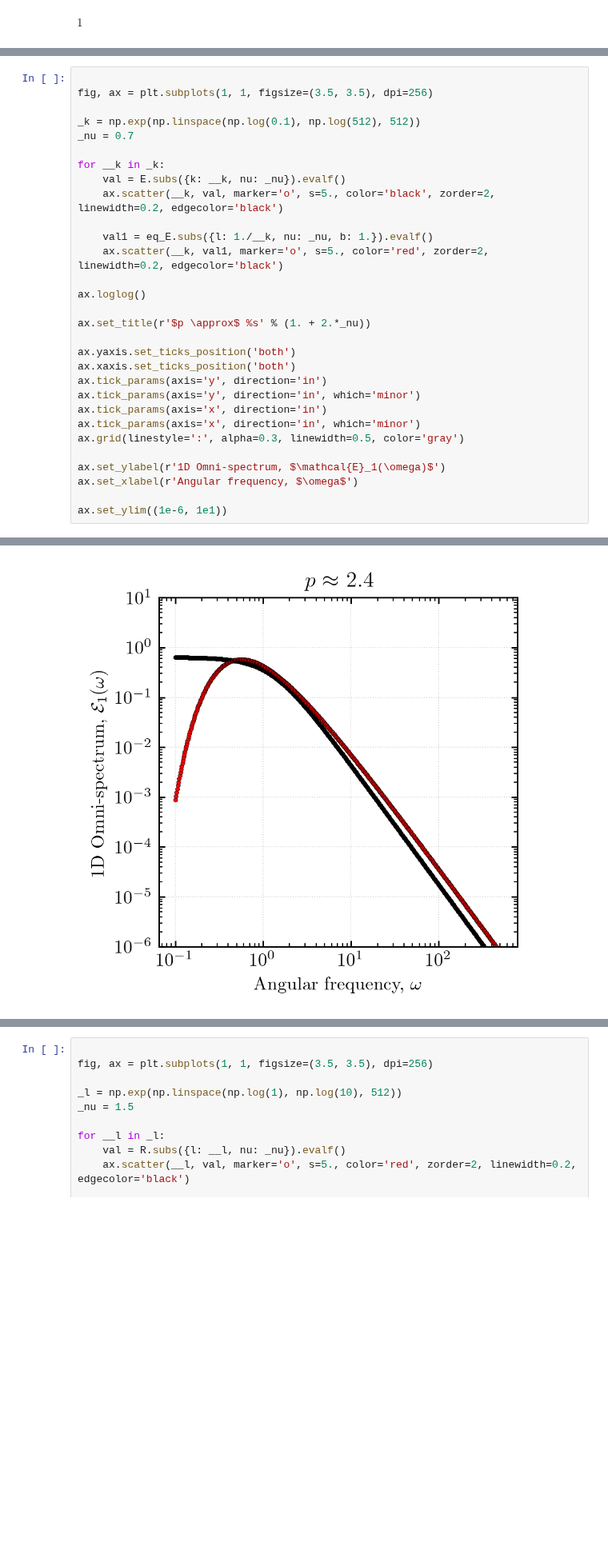
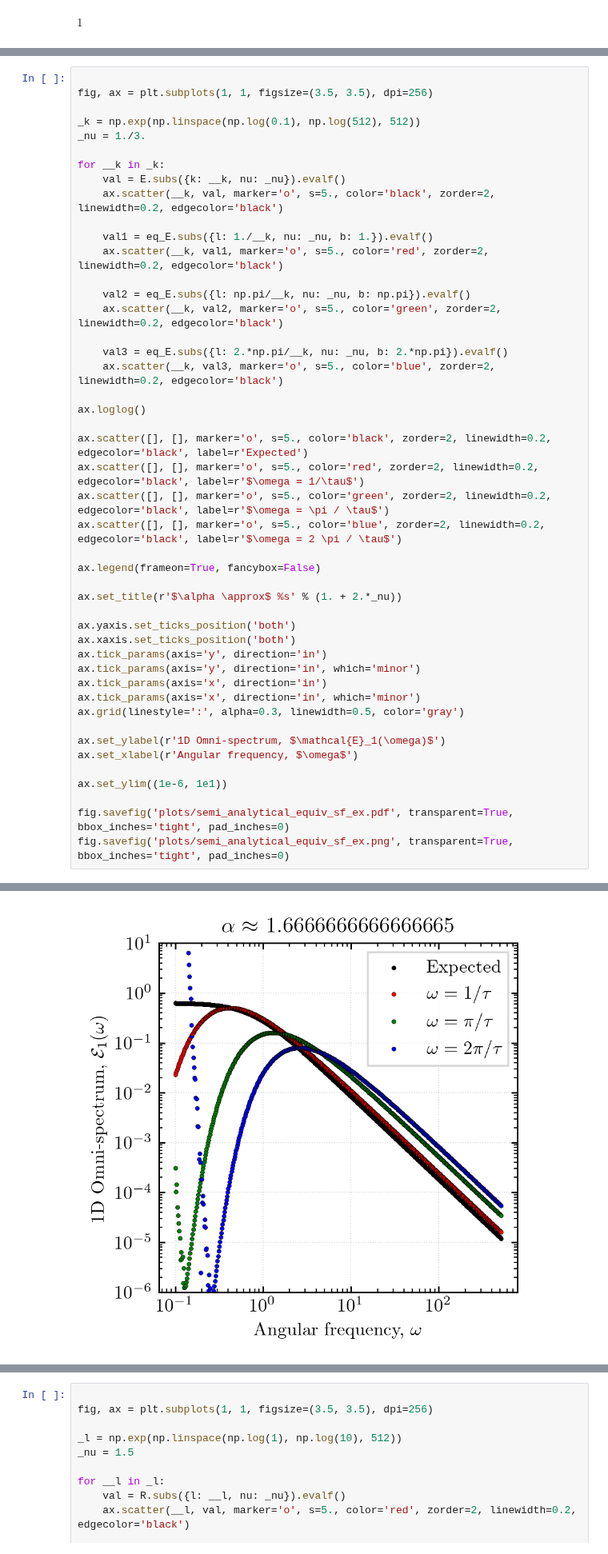
Before and after one commit to mab68/Kea, a Jupyter notebook: example_notebooks/analytical/pope.ipynb, the cells around one changed output, grey strips where cells are left out. Shown at 80% size. Cells and saved outputs as stored; diff of their text form; blank space fills up the shorter version.

```diff
--- a/example_notebooks/analytical/pope.ipynb
+++ b/example_notebooks/analytical/pope.ipynb
@@ -108,7 +170,7 @@ $\displaystyle \frac{\left(\frac{s}{2}\right)^{\nu + 1} \left(\frac{\sqrt{\pi} \
 fig, ax = plt.subplots(1, 1, figsize=(3.5, 3.5), dpi=256)
 
 _k = np.exp(np.linspace(np.log(0.1), np.log(512), 512))
-_nu = 0.7
+_nu = 1./3.
 
 for __k in _k:
     val = E.subs({k: __k, nu: _nu}).evalf()
@@ -117,9 +179,22 @@ for __k in _k:
     val1 = eq_E.subs({l: 1./__k, nu: _nu, b: 1.}).evalf()
     ax.scatter(__k, val1, marker='o', s=5., color='red', zorder=2, linewidth=0.2, edgecolor='black')
 
+    val2 = eq_E.subs({l: np.pi/__k, nu: _nu, b: np.pi}).evalf()
+    ax.scatter(__k, val2, marker='o', s=5., color='green', zorder=2, linewidth=0.2, edgecolor='black')
+
+    val3 = eq_E.subs({l: 2.*np.pi/__k, nu: _nu, b: 2.*np.pi}).evalf()
+    ax.scatter(__k, val3, marker='o', s=5., color='blue', zorder=2, linewidth=0.2, edgecolor='black')
+
 ax.loglog()
 
-ax.set_title(r'$p \approx$ %s' % (1. + 2.*_nu))
+ax.scatter([], [], marker='o', s=5., color='black', zorder=2, linewidth=0.2, edgecolor='black', label=r'Expected')
+ax.scatter([], [], marker='o', s=5., color='red', zorder=2, linewidth=0.2, edgecolor='black', label=r'$\omega = 1/\tau$')
+ax.scatter([], [], marker='o', s=5., color='green', zorder=2, linewidth=0.2, edgecolor='black', label=r'$\omega = \pi / \tau$')
+ax.scatter([], [], marker='o', s=5., color='blue', zorder=2, linewidth=0.2, edgecolor='black', label=r'$\omega = 2 \pi / \tau$')
+
+ax.legend(frameon=True, fancybox=False)
+
+ax.set_title(r'$\alpha \approx$ %s' % (1. + 2.*_nu))
 
 ax.yaxis.set_ticks_position('both')
 ax.xaxis.set_ticks_position('both')
@@ -133,4 +208,7 @@ ax.set_ylabel(r'1D Omni-spectrum, $\mathcal{E}_1(\omega)$')
 ax.set_xlabel(r'Angular frequency, $\omega$')
 
 ax.set_ylim((1e-6, 1e1))
+
+fig.savefig('plots/semi_analytical_equiv_sf_ex.pdf', transparent=True, bbox_inches='tight', pad_inches=0)
+fig.savefig('plots/semi_analytical_equiv_sf_ex.png', transparent=True, bbox_inches='tight', pad_inches=0)
 # %% [output]
@@ -138,2 +215,2 @@ ax.set_ylim((1e-6, 1e1))
-[figure, old version]
+[figure, new version]
 # %%
```
Also changed, not shown: parts of 8 cells of this notebook, 26 other files.
